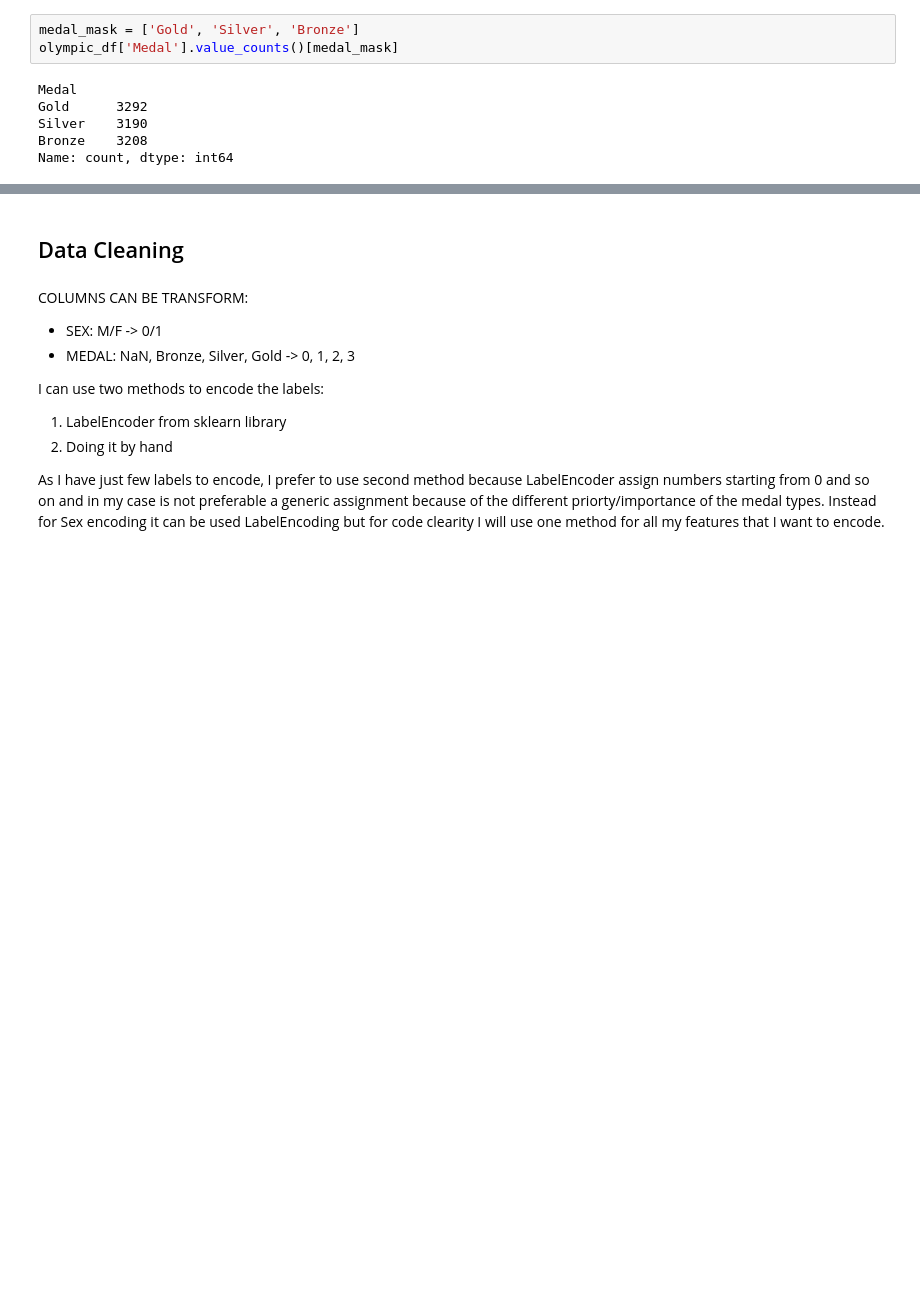
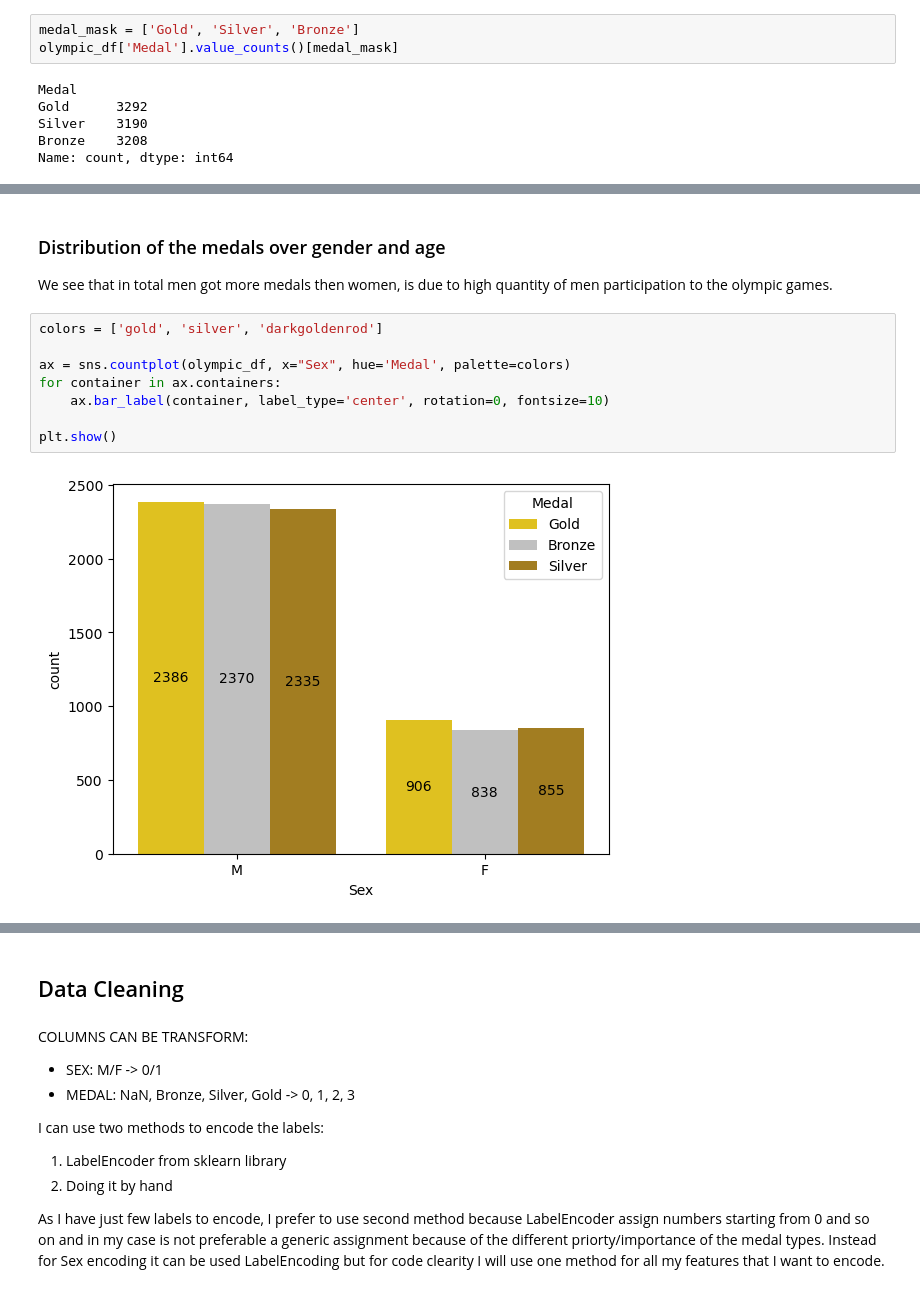
Before and after one commit to Onath/Programming_Project_Olympic_Data, a Jupyter notebook: VR503361_final_project_olympic_data.ipynb, the cells around one changed output, grey strips where cells are left out. Saved outputs shown, nothing was run; the diff lists cells and outputs as text; blank space fills up the shorter version.

```diff
--- a/VR503361_final_project_olympic_data.ipynb
+++ b/VR503361_final_project_olympic_data.ipynb
@@ -64,0 +111,14 @@ Name: count, dtype: int64
+# %% [markdown]
+### Distribution of the medals over gender and age
+
+We see that in total men got more medals then women, is due to high quantity of men participation to the olympic games.
+# %%
+colors = ['gold', 'silver', 'darkgoldenrod']
+
+ax = sns.countplot(olympic_df, x="Sex", hue='Medal', palette=colors)
+for container in ax.containers:
+    ax.bar_label(container, label_type='center', rotation=0, fontsize=10)
+
+plt.show()
+# %% [output]
+[figure, added]
```
Also changed, not shown: parts of 32 cells of this notebook.
